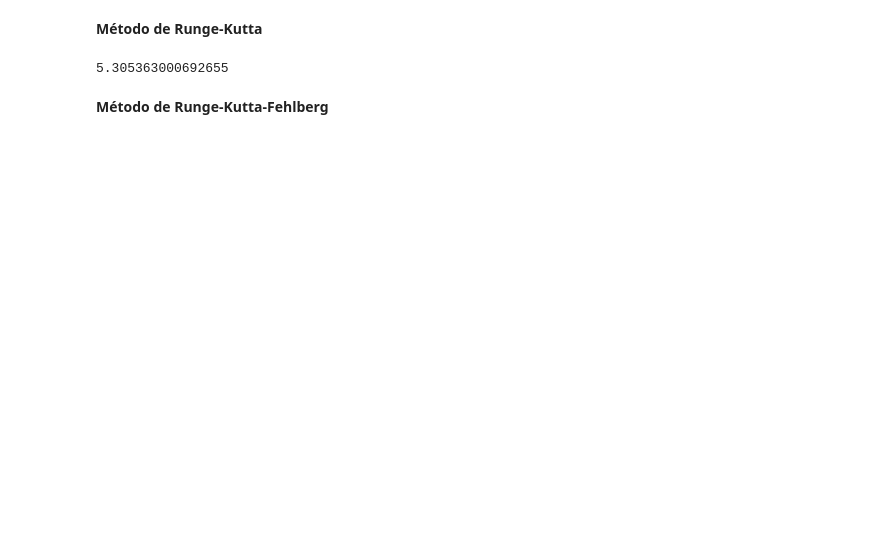
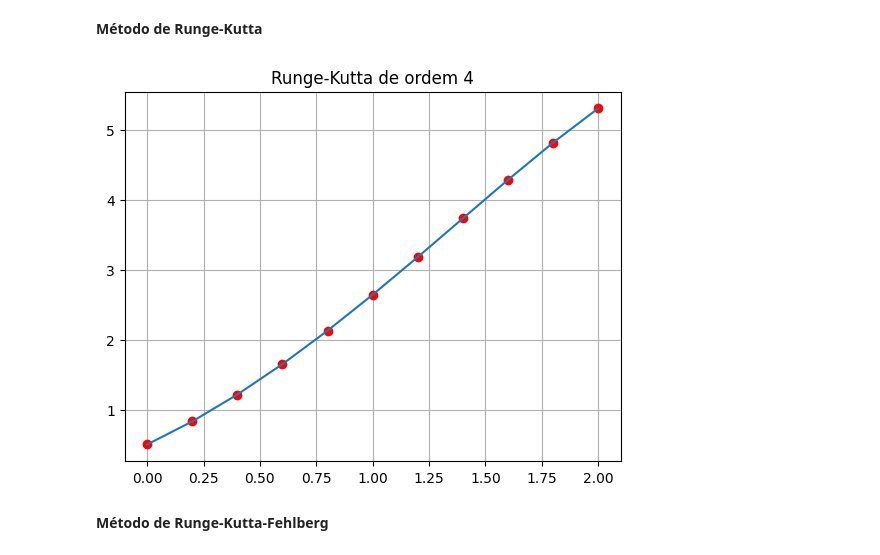
Before and after one commit to JonathanWNogueira/burden_numerical_analysis, a Jupyter notebook: 5.ipynb, the cells around one changed output. Saved outputs shown, nothing was run; the diff lists cells and outputs as text; code cells hidden in the pictures; blank space fills up the shorter version.

```diff
--- a/5.ipynb
+++ b/5.ipynb
@@ -65,24 +77,33 @@ print(solution)
 # %%
 def runge_kutta(f, a, b, y0, n = 10):
     h = (b - a) / n
-    t = a
-    w = y0
 
-    for i in range(n):
-        K1 = h * f(t, w)
-        K2 = h * f(t + h / 2, w + K1 / 2)
-        K3 = h * f(t + h / 2, w + K2 / 2)
-        K4 = h * f(t + h, w + K3)
+    t = np.zeros(n+1)
+    w = np.zeros(n+1)
 
-        w = w + (K1 + 2 * K2 + 2 * K3 + K4) / 6
-        t = t + h
+    t[0] = a
+    w[0] = y0
 
-    return w
+    for i in range(1,n+1):
+        K1 = h * f(t[i-1], w[i-1])
+        K2 = h * f(t[i-1] + h / 2, w[i-1] + K1 / 2)
+        K3 = h * f(t[i-1] + h / 2, w[i-1] + K2 / 2)
+        K4 = h * f(t[i-1] + h, w[i-1] + K3)
 
-solution = runge_kutta(dy, a, b, y0)
-print(solution)
+        w[i] = w[i-1] + (K1 + 2 * K2 + 2 * K3 + K4) / 6
+        t[i] = t[i-1] + h
+
+    return t, w
+
+t, w = runge_kutta(dy, a, b, y0)
+
+plt.title("Runge-Kutta de ordem 4")
+plt.plot(t,w, 'ro')
+plt.plot(t,w)
+plt.grid()
+plt.show()
 # %% [output]
-5.305363000692655
+[figure, added]
 # %% [markdown]
 **Método de Runge-Kutta-Fehlberg**
 # %%
```
Also changed, not shown: parts of 11 cells of this notebook.
